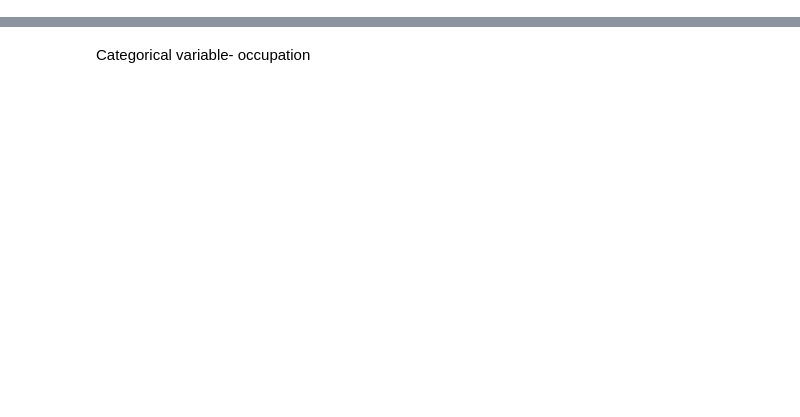
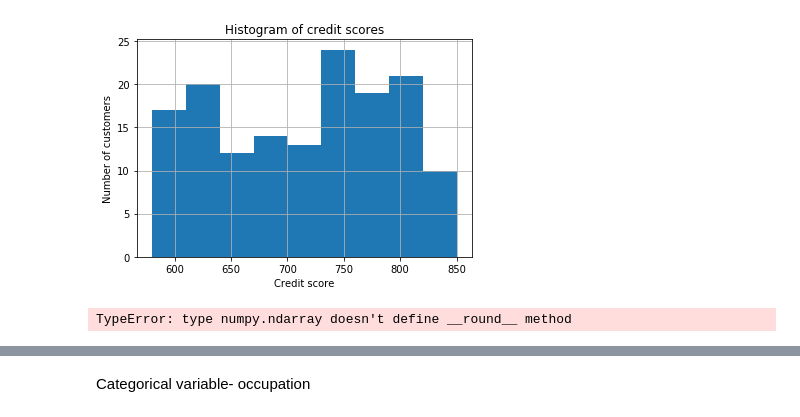
Before and after one commit to mikequaid/Proj-Prog, a Jupyter notebook: Simulation.ipynb, the cells around one changed output, grey strips where cells are left out. Cells and saved outputs as stored; diff of their text form; code cells hidden in the pictures; blank space fills up the shorter version.

```diff
--- a/Simulation.ipynb
+++ b/Simulation.ipynb
@@ -16,0 +40,20 @@ The type of insurance that I will base my analysis on will be payment protection
+# %%
+# The number of customers will be evenly distributed within the range of 580 to 850.
+# I am excluding the range of 300 to 579 as it is highly unlikely that customers in this range would get a loan
+# I will use random.uniform function to randomly distribute 150 customers within the range 580 to 850
+
+import numpy as np
+import matplotlib.pyplot as plt
+c = np.random.uniform(580,850,150) # randomly applies a credit score to each customer
+plt.hist(c,bins)
+plt.xlabel('Credit score')
+plt.ylabel('Number of customers')
+plt.title("Histogram of credit scores")
+plt.grid(True)
+plt.show()
+# %% [output]
+[figure, added]
+# %%
+c_score = round(c,0)
+# %% [output]
+TypeError: type numpy.ndarray doesn't define __round__ method
```
Also changed, not shown: parts of 12 cells of this notebook.
